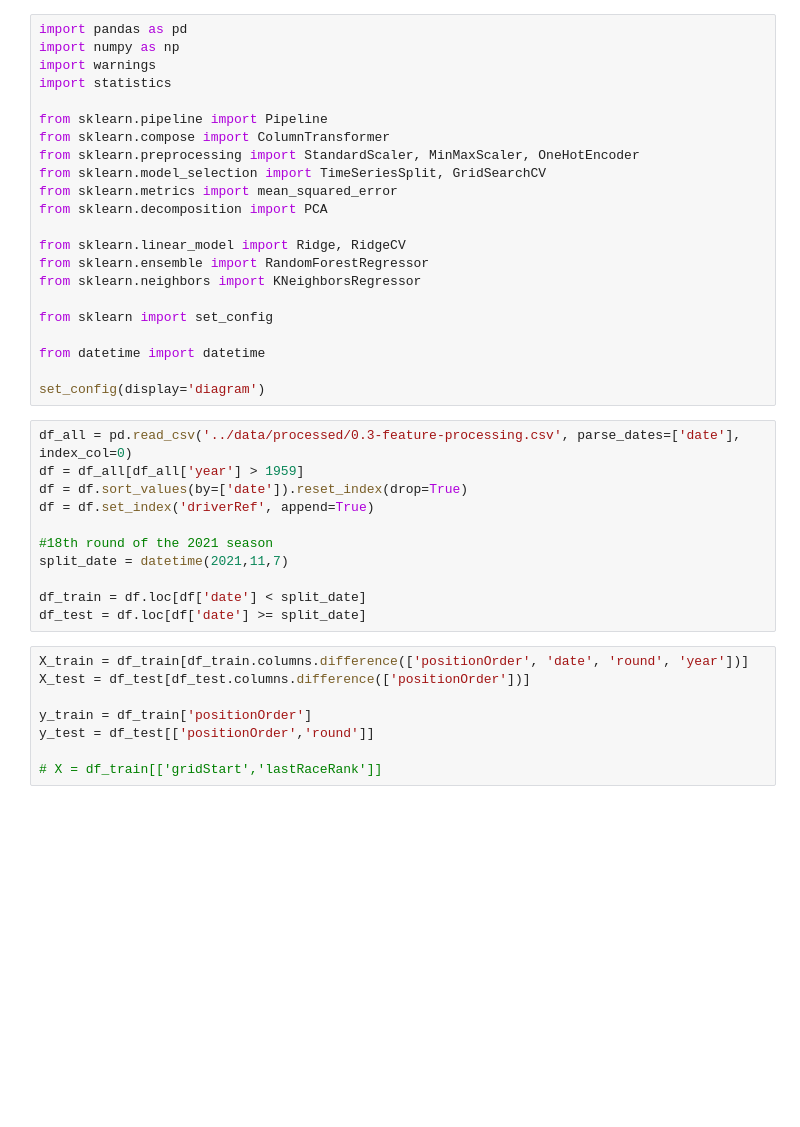
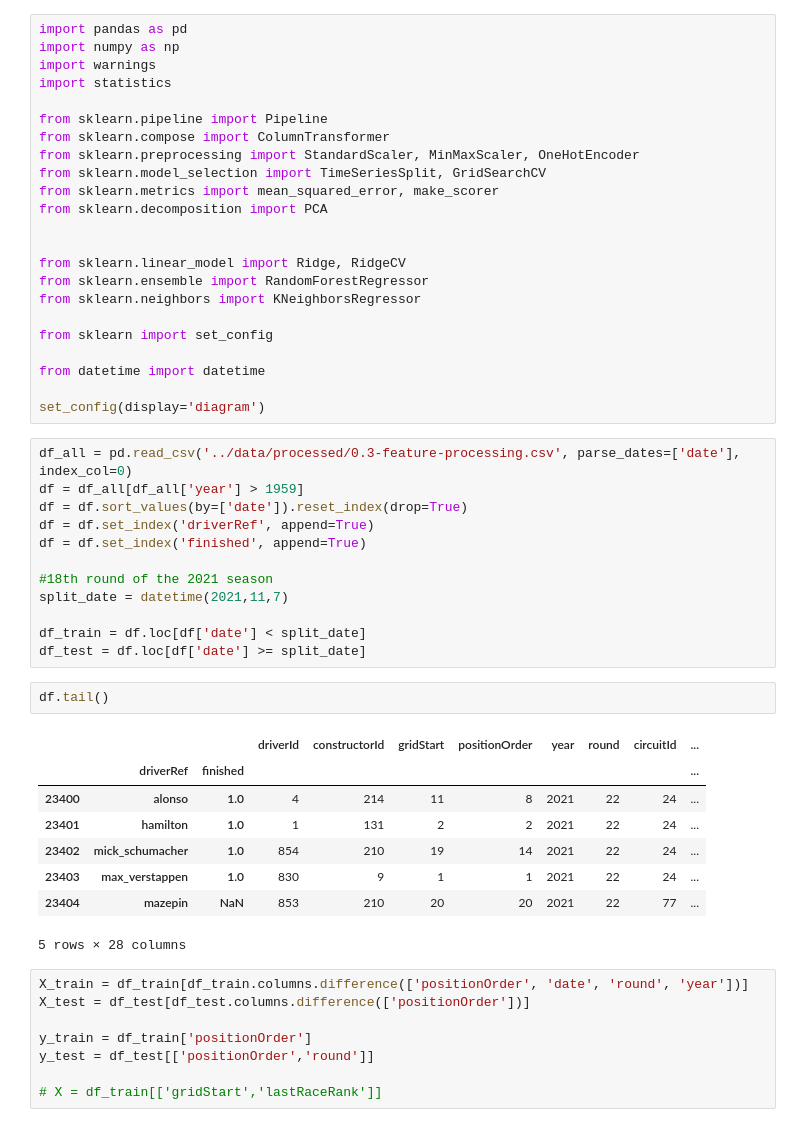
Before and after one commit to mariuscaptari/machine-learning-coursework, a Jupyter notebook: notebooks/04-baseline-models.ipynb, the cells around one changed output. Drawn from its saved outputs; the diff is of its cells as text; blank space fills up the shorter version.

```diff
--- a/notebooks/04-baseline-models.ipynb
+++ b/notebooks/04-baseline-models.ipynb
@@ -8,8 +8,9 @@ from sklearn.pipeline import Pipeline
 from sklearn.compose import ColumnTransformer
 from sklearn.preprocessing import StandardScaler, MinMaxScaler, OneHotEncoder
 from sklearn.model_selection import TimeSeriesSplit, GridSearchCV
-from sklearn.metrics import mean_squared_error
+from sklearn.metrics import mean_squared_error, make_scorer
 from sklearn.decomposition import PCA
+
 
 from sklearn.linear_model import Ridge, RidgeCV
 from sklearn.ensemble import RandomForestRegressor
@@ -25,12 +26,24 @@ df_all = pd.read_csv('../data/processed/0.3-feature-processing.csv', parse_dates
 df = df_all[df_all['year'] > 1959]
 df = df.sort_values(by=['date']).reset_index(drop=True)
 df = df.set_index('driverRef', append=True)
+df = df.set_index('finished', append=True)
 
 #18th round of the 2021 season
 split_date = datetime(2021,11,7)
 
 df_train = df.loc[df['date'] < split_date]
 df_test = df.loc[df['date'] >= split_date]
+# %%
+df.tail()
+# %% [output]
+|  |  |  | driverId | constructorId | gridStart | positionOrder | year | round | circuitId | ... |
+|  | driverRef | finished |  |  |  |  |  |  |  | ... |
+| 23400 | alonso | 1.0 | 4 | 214 | 11 | 8 | 2021 | 22 | 24 | ... |
+| 23401 | hamilton | 1.0 | 1 | 131 | 2 | 2 | 2021 | 22 | 24 | ... |
+| 23402 | mick_schumacher | 1.0 | 854 | 210 | 19 | 14 | 2021 | 22 | 24 | ... |
+| 23403 | max_verstappen | 1.0 | 830 | 9 | 1 | 1 | 2021 | 22 | 24 | ... |
+| 23404 | mazepin | NaN | 853 | 210 | 20 | 20 | 2021 | 22 | 77 | ... |
+5 rows × 28 columns
 # %%
 X_train = df_train[df_train.columns.difference(['positionOrder', 'date', 'round', 'year'])]
 X_test = df_test[df_test.columns.difference(['positionOrder'])]
```
Also changed, not shown: parts of 7 cells of this notebook, 4 other files.
